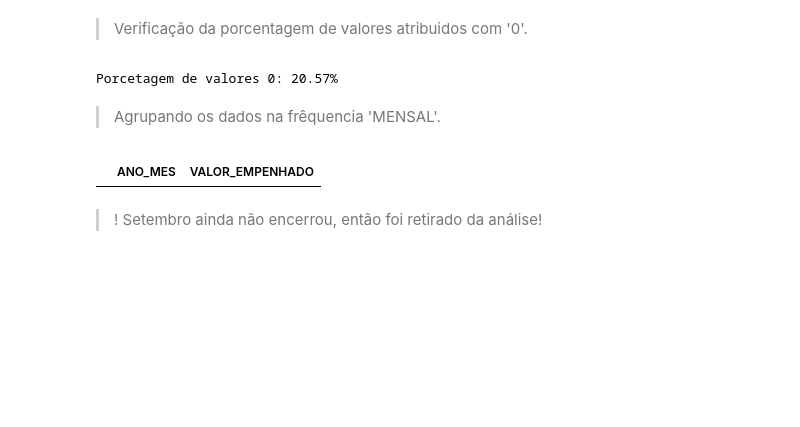
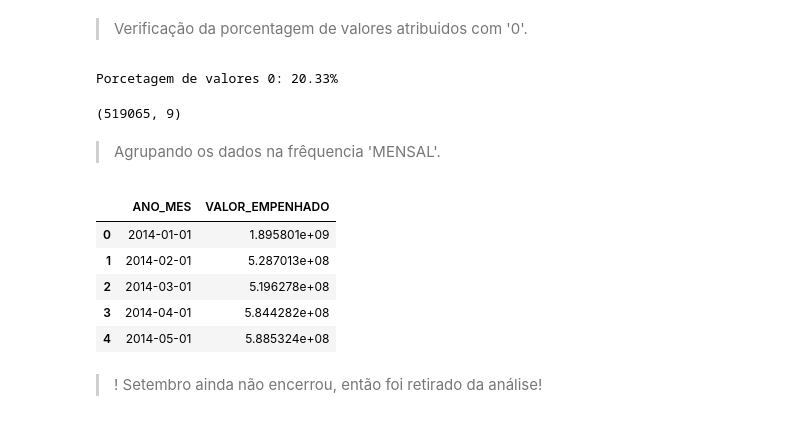
Before and after one commit to Falkzera/Previsao_App, a Jupyter notebook: Modelagem.ipynb, the cells around one changed output. Drawn from its saved outputs; the diff is of its cells as text; code cells hidden in the pictures; blank space fills up the shorter version.

```diff
--- a/Modelagem.ipynb
+++ b/Modelagem.ipynb
@@ -82,10 +84,10 @@ df_test = df_test.sort_values(by=['ANO', 'MES']).reset_index(drop=True)
 # Transformando em 'Object' ANO, MES, PODER, UO, UG, FONTE_MAE, NATUREZA3.
 convertendo_obj = ['ANO', 'MES', 'PODER', 'UO', 'UG', 'FONTE_MAE', 'NATUREZA3']
 for column in convertendo_obj:
-    df_test[column] = df_test[column].astype('object')
+    df[column] = df[column].astype('object')
 # %%
 # Convertendo para Datetime ANO_MES
-df_test['ANO_MES'] = pd.to_datetime(df_test['ANO_MES'], format='%Y-%m')
+df['ANO_MES'] = pd.to_datetime(df['ANO_MES'], format='%Y-%m')
 # %% [markdown]
 > Verificação descritiva antes de AGRUPAR!
 # %%
@@ -135,18 +137,29 @@ memory usage: 3.6 MB
 > Verificação da porcentagem de valores atribuidos com '0'.
 # %%
 # Caclular a porcentagem de valores 0 em realcao ao total
-porcentagem_de_zeros = df_test[df_test['VALOR_EMPENHADO'] == 0].shape[0] / df_test.shape[0] * 100
+porcentagem_de_zeros = df[df['VALOR_EMPENHADO'] == 0].shape[0] / df.shape[0] * 100
 print(f'Porcetagem de valores 0: {porcentagem_de_zeros:.2f}%')
 # %% [output]
-Porcetagem de valores 0: 20.57%
+Porcetagem de valores 0: 20.33%
+# %%
+df = df[df['VALOR_EMPENHADO'] > 0]
+# %%
+df.shape
+# %% [output]
+(519065, 9)
 # %% [markdown]
 
 > Agrupando os dados na frêquencia 'MENSAL'.
 # %%
 # Agrupando
-df_test_agrupado = df_test.groupby('ANO_MES')['VALOR_EMPENHADO'].sum().reset_index()
+df = df.groupby(['ANO_MES'])['VALOR_EMPENHADO'].sum().reset_index()
 # %%
-df_test_2024.head()
+df.head()
 # %% [output]
 |  | ANO_MES | VALOR_EMPENHADO |
+| 0 | 2014-01-01 | 1.895801e+09 |
+| 1 | 2014-02-01 | 5.287013e+08 |
+| 2 | 2014-03-01 | 5.196278e+08 |
+| 3 | 2014-04-01 | 5.844282e+08 |
+| 4 | 2014-05-01 | 5.885324e+08 |
 # %%
```
Also changed, not shown: parts of 194 cells of this notebook, 6 other files.
